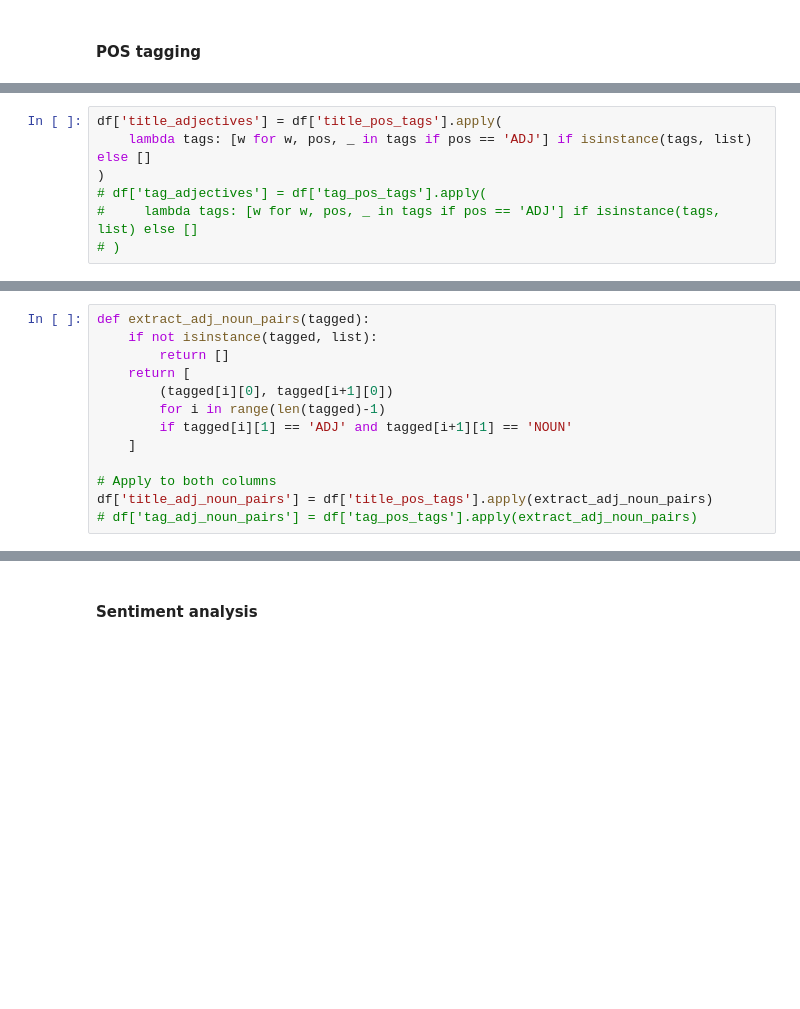
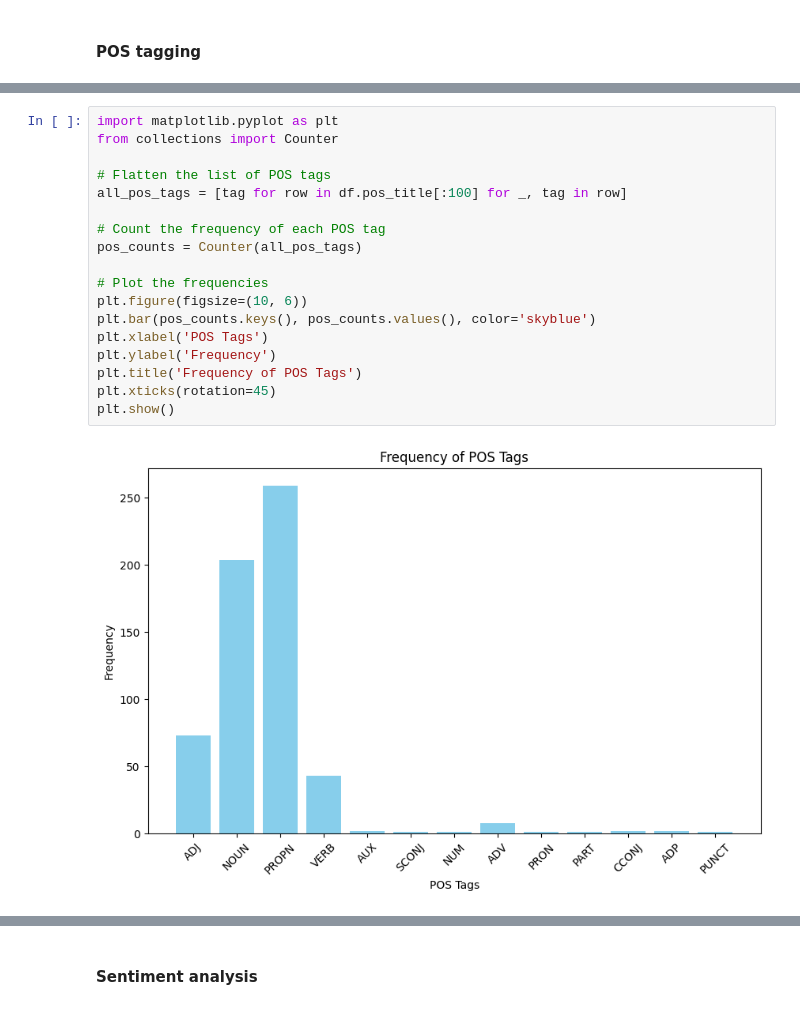
Before and after one commit to ptypes-nlesc/stereotype-map, a Jupyter notebook: notebooks/POS_tagging_dependency_parsing.ipynb, the cells around one changed output, grey strips where cells are left out. Drawn from its saved outputs; the diff is of its cells as text; blank space fills up the shorter version.

Commit message:
first 100 titles

```diff
--- a/notebooks/POS_tagging_dependency_parsing.ipynb
+++ b/notebooks/POS_tagging_dependency_parsing.ipynb
@@ -310,7 +278,0 @@ Name: title_pos_tags, Length: 218004, dtype: object
-# %%
-df['title_adjectives'] = df['title_pos_tags'].apply(
-    lambda tags: [w for w, pos, _ in tags if pos == 'ADJ'] if isinstance(tags, list) else []
-)
-# df['tag_adjectives'] = df['tag_pos_tags'].apply(
-#     lambda tags: [w for w, pos, _ in tags if pos == 'ADJ'] if isinstance(tags, list) else []
-# )
@@ -332,13 +278,0 @@ Name: title_adjectives, Length: 218004, dtype: object
-# %%
-def extract_adj_noun_pairs(tagged):
-    if not isinstance(tagged, list):
-        return []
-    return [
-        (tagged[i][0], tagged[i+1][0])
-        for i in range(len(tagged)-1)
-        if tagged[i][1] == 'ADJ' and tagged[i+1][1] == 'NOUN'
-    ]
-
-# Apply to both columns
-df['title_adj_noun_pairs'] = df['title_pos_tags'].apply(extract_adj_noun_pairs)
-# df['tag_adj_noun_pairs'] = df['tag_pos_tags'].apply(extract_adj_noun_pairs)
@@ -359,0 +294,20 @@ Name: title_adj_noun_pairs, Length: 218004, dtype: object
+# %%
+import matplotlib.pyplot as plt
+from collections import Counter
+
+# Flatten the list of POS tags
+all_pos_tags = [tag for row in df.pos_title[:100] for _, tag in row]
+
+# Count the frequency of each POS tag
+pos_counts = Counter(all_pos_tags)
+
+# Plot the frequencies
+plt.figure(figsize=(10, 6))
+plt.bar(pos_counts.keys(), pos_counts.values(), color='skyblue')
+plt.xlabel('POS Tags')
+plt.ylabel('Frequency')
+plt.title('Frequency of POS Tags')
+plt.xticks(rotation=45)
+plt.show()
+# %% [output]
+[figure, added]
```
Also changed, not shown: parts of 16 cells of this notebook.
